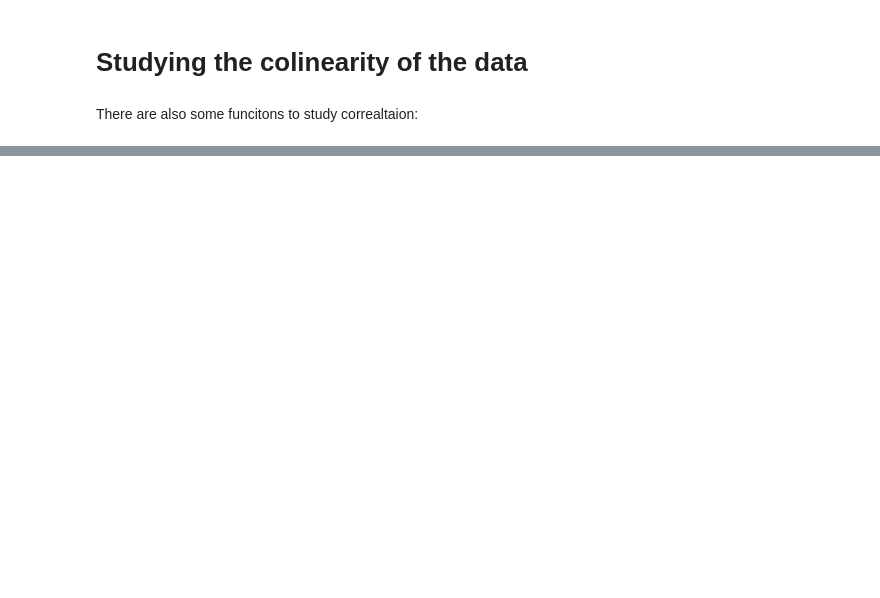
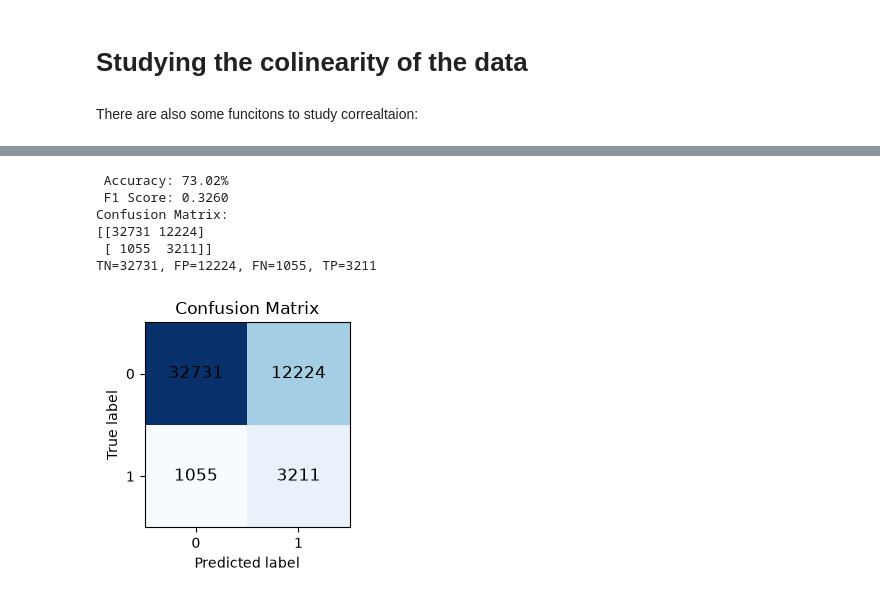
Before and after one commit to bsoleclaur/epfl-ml-project1, a Jupyter notebook: dataanalysis.ipynb, the cells around one changed output, grey strips where cells are left out. Saved outputs shown, nothing was run; the diff lists cells and outputs as text; code cells hidden in the pictures; blank space fills up the shorter version.

```diff
--- a/dataanalysis.ipynb
+++ b/dataanalysis.ipynb
@@ -158,7 +161,7 @@ X_clean_out_val = X_clean_nan_val[:, keep_mask_out]
 X_clean_out_te = X_clean_nan_te[:, keep_mask_out]
 X_clean_out_test = X_clean_nan_test[:, keep_mask_out]
 # %%
-cat_mask, num_mask = detect_categorical_features(X_clean_nan_tr, max_unique=30)
+cat_mask, num_mask = detect_categorical_features(X_clean_out_tr, max_unique=30)
 # %%
 print(f'Number of categorical columns; {np.sum(cat_mask)} \nNumber of numerical columns {np.sum(num_mask)}')
 # %% [output]
@@ -166,7 +169,7 @@ Number of categorical columns; 105
 Number of numerical columns 39
 # %%
 stats = summarize_basic(X_clean_out_tr, cat_mask)
-mean = stats['mean']
+mean = np.nanmean(X_clean_out_tr)
 std = stats['std']
 X_imp_tr, medians_tr = impute_numerical(X_clean_out_tr, num_mask, medians=None, means=None, strategy='medians')
 #Imputes NaN values in numerical features with their medians, means, or samples from a normal distribution.
@@ -178,19 +181,13 @@ X_imp_tr, modes_tr = impute_categorical(X_imp_tr, cat_mask, modes=None)
 
 
 
-X_imp_val, _ = impute_numerical(X_clean_out_val, num_mask, medians=medians_tr, means=means_tr, strategy='medians')
+X_imp_val, _ = impute_numerical(X_clean_out_val, num_mask, medians=medians_tr, means=mean, strategy='medians')
 X_imp_val, _ = impute_categorical(X_imp_val, cat_mask, modes=modes_tr)
 
 
-X_imp_te, _ = impute_numerical(X_clean_out_te, num_mask, medians=medians_tr, means=means_tr, strategy='medians')
+X_imp_te, _ = impute_numerical(X_clean_out_te, num_mask, medians=medians_tr, means=mean, strategy='medians')
 X_imp_te, _ = impute_categorical(X_imp_te, cat_mask, modes=modes_tr)
 
 
-X_imp_test, _ = impute_numerical(X_clean_out_test, num_mask, medians=medians_tr, means=means_tr, strategy='medians')
+X_imp_test, _ = impute_numerical(X_clean_out_test, num_mask, medians=medians_tr, means=mean, strategy='medians')
 X_imp_test, _ = impute_categorical(X_imp_test, cat_mask, modes=modes_tr)
-
-
-print(np.isnan(X_std_tr).sum(),
-      np.isnan(X_std_val).sum(),
-      np.isnan(X_std_te).sum(),
-      np.isnan(X_std_test).sum())
@@ -213,7 +208,10 @@ print (x_train.shape, x_val.shape, x_te.shape, x_test.shape)
 # %%
-X_std_tr, means_tr, stds_tr= standardize_features(x_train, num_mask, means=None, stds=None)
-X_std_val, _, _ = standardize_features(x_val, num_mask, means=means_tr, stds=stds_tr)
-X_std_te, _, _ = standardize_features(x_te, num_mask, means=means_tr, stds=stds_tr)
-X_std_test, _, _ = standardize_features(x_test, num_mask, means=means_tr, stds=stds_tr)
+cat_mask_enc, num_mask_enc = detect_categorical_features(x_train, max_unique = 30)
+X_std_tr, means_tr, stds_tr= standardize_features(x_train, num_mask_enc, means=None, stds=None)
+X_std_val, _, _ = standardize_features(x_val, num_mask_enc, means=means_tr, stds=stds_tr)
+X_std_te, _, _ = standardize_features(x_te, num_mask_enc, means=means_tr, stds=stds_tr)
+X_std_test, _, _ = standardize_features(x_test, num_mask_enc, means=means_tr, stds=stds_tr)
+
+print (max(np.std(X_std_tr, axis = 0)))
 #Standardizes numerical features (mean 0, std 1).
 #Non-numerical (categorical / one-hot) features are left unchanged.
@@ -266,0 +271,6 @@ print (X_bal.shape)
+# %%
+initial_gamma = 1e-3
+max_iters = 1000
+initial_w = np.zeros (X_bal.shape[1] + 1)
+
+finalweights, finalloss = logistic_regression (Y_bal, X_bal, initial_w, max_iters, initial_gamma)
@@ -266,0 +288,12 @@ print (X_bal.shape)
+# %%
+acc, f1 = evaluate_model (y_te, X_cleaned_te, finalweights, 0.5)
+preds, _ = predict_with_threshold(X_cleaned_te, finalweights, threshold=0.5)
+cm = confusion_matrix_numpy(y_te, preds)
+# %% [output]
+ Accuracy: 73.02%
+ F1 Score: 0.3260
+Confusion Matrix:
+[[32731 12224]
+ [ 1055  3211]]
+TN=32731, FP=12224, FN=1055, TP=3211
+[figure, added]
```
Also changed, not shown: parts of 15 cells of this notebook, 6 other files.
